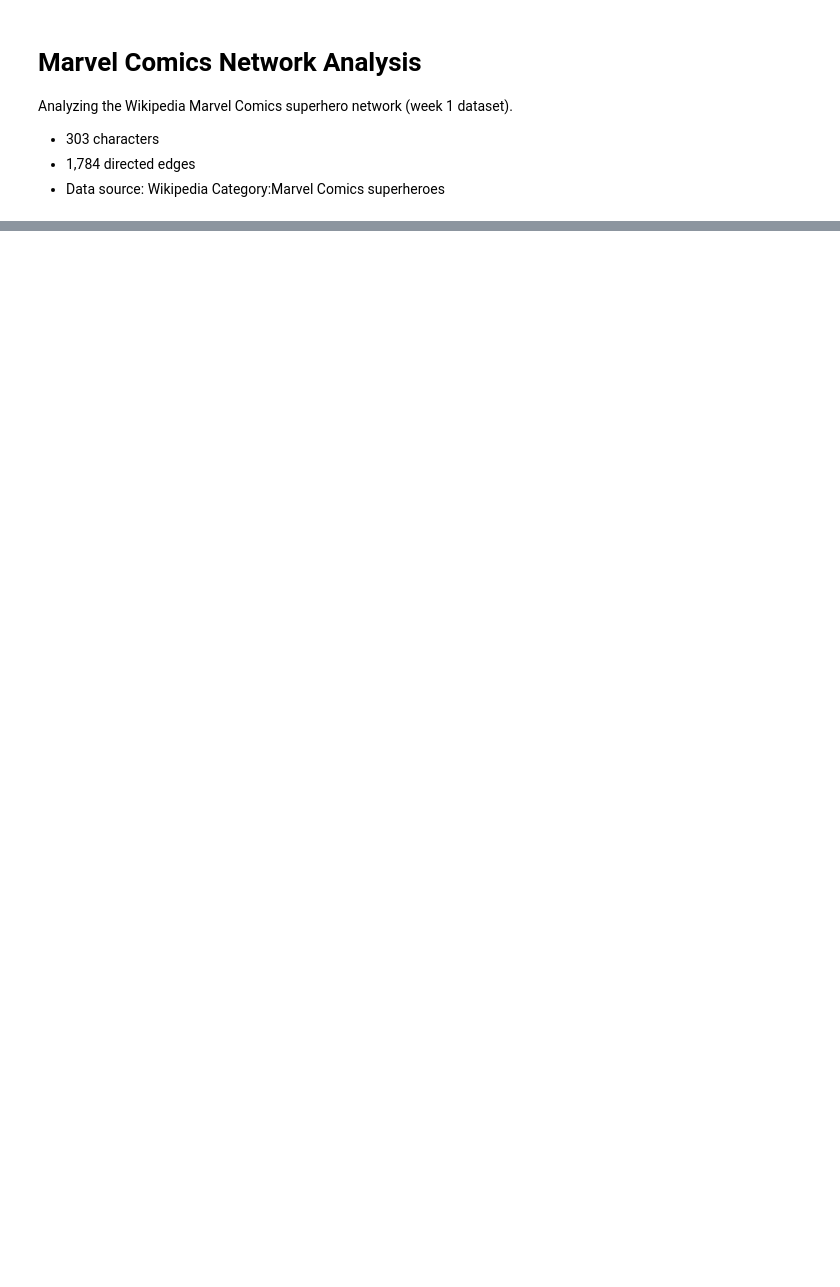
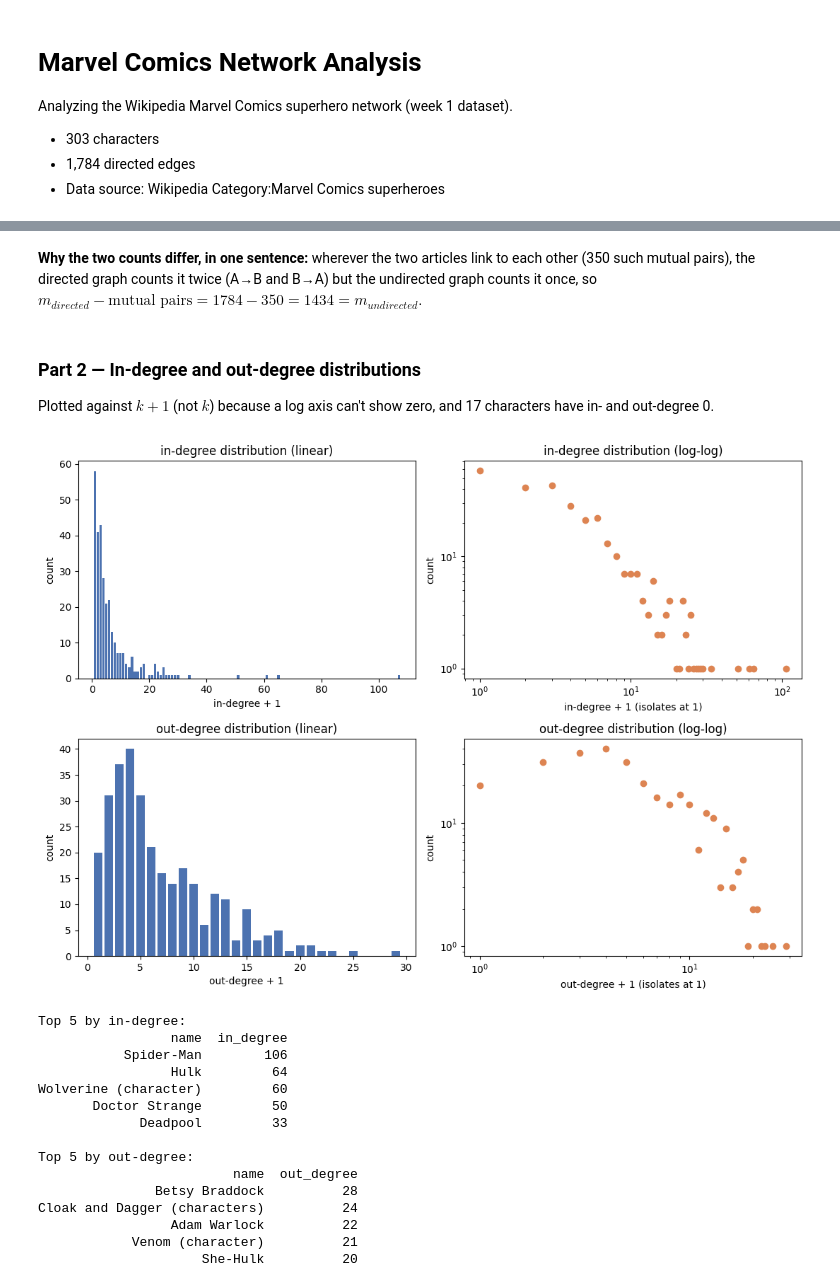
Before and after one commit to kaykay-ng/legendary-sniffle, a Jupyter notebook: notebooks/analysis.ipynb, the cells around one changed output, grey strips where cells are left out. Drawn from its saved outputs; the diff is of its cells as text; code cells hidden in the pictures; blank space fills up the shorter version.

Commit message:
Week 1 exercise 1.6

```diff
--- a/notebooks/analysis.ipynb
+++ b/notebooks/analysis.ipynb
@@ -18,6 +18,6 @@ print(f"\nFirst 10 edges:")
 print(df_edges.head(10))
 
 # Also load nodes data for enrichment
-df_nodes = pd.read_csv('../data/week1_nodes.tsv', sep='\t', skiprows=4)
+df_nodes = pd.read_csv('../data/week1_nodes.tsv', sep='\t', skiprows=3)
 print(f"\n\nLoaded {len(df_nodes)} nodes")
 print(f"Node columns: {list(df_nodes.columns)}")
@@ -68,0 +159,60 @@ print(f"Exported graph to network.json")
+# %% [markdown]
+**Why the two counts differ, in one sentence:** wherever the two articles link to each other (350 such mutual pairs), the directed graph counts it twice (A→B and B→A) but the undirected graph counts it once, so $m_{directed} - \text{mutual pairs} = 1784 - 350 = 1434 = m_{undirected}$.
+# %% [markdown]
+### Part 2 — In-degree and out-degree distributions
+
+Plotted against $k+1$ (not $k$) because a log axis can't show zero, and 17 characters have in- and out-degree 0.
+# %%
+# Per-node in/out degree, k+1 so isolates (k=0) survive on a log axis
+deg_df = pd.DataFrame({
+    'node_id': list(G.nodes()),
+    'in_degree': [G.in_degree(n) for n in G.nodes()],
+    'out_degree': [G.out_degree(n) for n in G.nodes()],
+})
+deg_df = deg_df.merge(df_nodes[['node_id', 'name']], on='node_id', how='left')
+deg_df['in_k1'] = deg_df['in_degree'] + 1
+deg_df['out_k1'] = deg_df['out_degree'] + 1
+
+fig, axes = plt.subplots(2, 2, figsize=(11, 8))
+
+for row, (col, label) in enumerate([('in_k1', 'in-degree'), ('out_k1', 'out-degree')]):
+    counts = deg_df[col].value_counts().sort_index()
+
+    ax_lin = axes[row, 0]
+    ax_lin.bar(counts.index, counts.values, width=0.8, color='#4C72B0')
+    ax_lin.set_xlabel(f'{label} + 1')
+    ax_lin.set_ylabel('count')
+    ax_lin.set_title(f'{label} distribution (linear)')
+
+    ax_log = axes[row, 1]
+    ax_log.scatter(counts.index, counts.values, color='#DD8452')
+    ax_log.set_xscale('log')
+    ax_log.set_yscale('log')
+    ax_log.set_xlabel(f'{label} + 1 (isolates at 1)')
+    ax_log.set_ylabel('count')
+    ax_log.set_title(f'{label} distribution (log-log)')
+
+plt.tight_layout()
+plt.show()
+
+print("Top 5 by in-degree:")
+print(deg_df.nlargest(5, 'in_degree')[['name', 'in_degree']].to_string(index=False))
+print("\nTop 5 by out-degree:")
+print(deg_df.nlargest(5, 'out_degree')[['name', 'out_degree']].to_string(index=False))
+# %% [output]
+[figure, added]
+Top 5 by in-degree:
+                 name  in_degree
+           Spider-Man        106
+                 Hulk         64
+Wolverine (character)         60
+       Doctor Strange         50
+             Deadpool         33
+
+Top 5 by out-degree:
+                         name  out_degree
+               Betsy Braddock          28
+Cloak and Dagger (characters)          24
+                 Adam Warlock          22
+            Venom (character)          21
+                     She-Hulk          20
```
Also changed, not shown: parts of 18 cells of this notebook, 10 other files.
